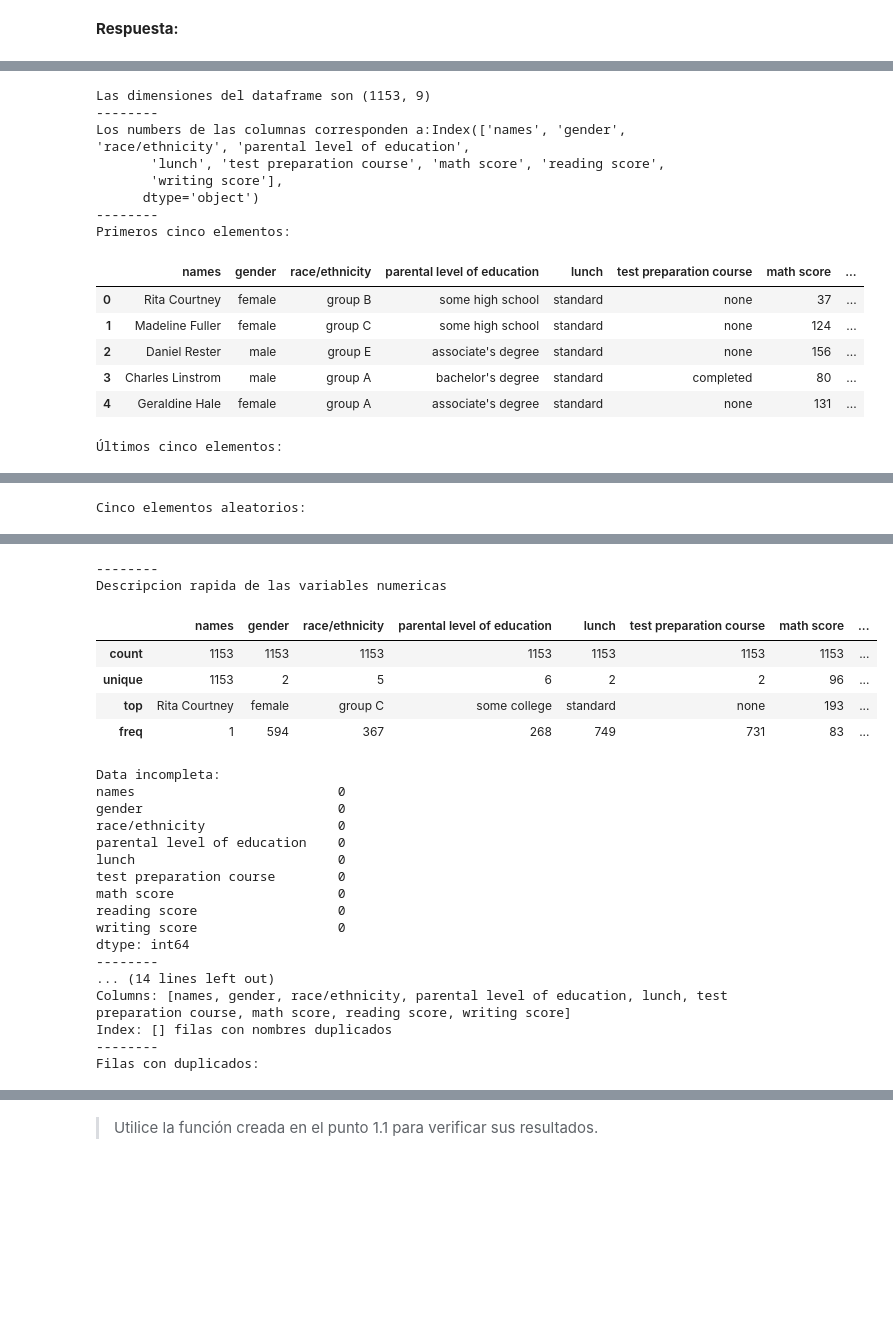
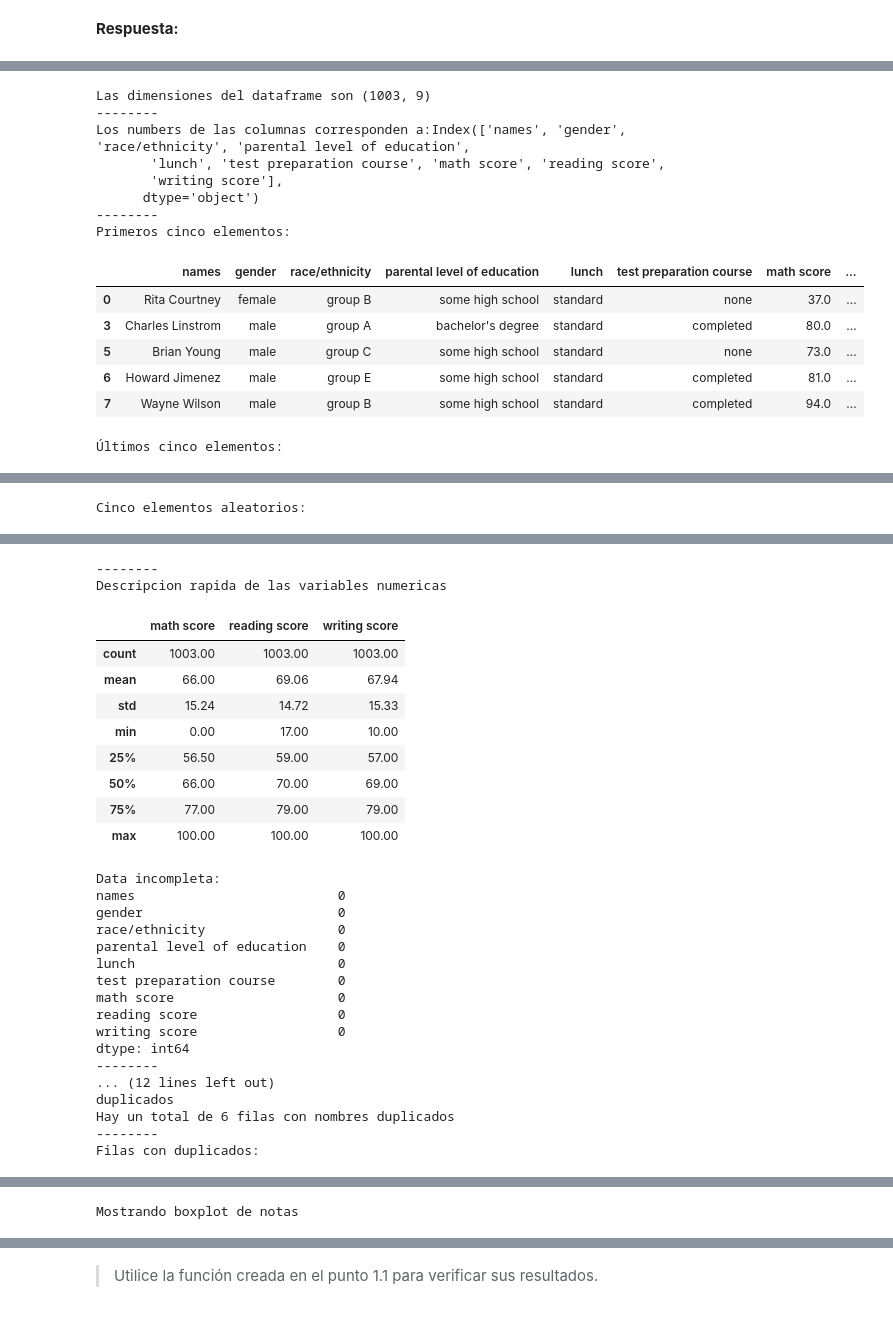
Before and after one commit to HexaPulsar/LabMDS, a Jupyter notebook: Lab_4/Laboratorio4_enunciado.ipynb, the cells around one changed output, grey strips where cells are left out. Drawn from its saved outputs; the diff is of its cells as text; code cells hidden in the pictures; blank space fills up the shorter version.

```diff
--- a/Lab_4/Laboratorio4_enunciado.ipynb
+++ b/Lab_4/Laboratorio4_enunciado.ipynb
@@ -126,7 +127,7 @@ types = {"names": str,
 }
 
 
-df_grades = pd.read_json('/content/students_grades.json', dtype = types)
+df_grades = pd.read_json('students_grades.json', dtype = types)
 # %% [markdown]
 
 <p align="center">
@@ -185,7 +186,7 @@ def exploratory_data_analysis(dataframe):
 
     #4
     print('Descripcion rapida de las variables numericas')
-    display(dataframe.describe())
+    display(dataframe.describe().round(2))
     #5
     print('Data incompleta:')
     print(pd.isna(dataframe).sum())
@@ -197,7 +198,7 @@ def exploratory_data_analysis(dataframe):
     print("-"*8)
 
     print("duplicados")
-    print(f'Hay un total de {dataframe[dataframe.duplicated(subset =["names"], keep = False)]} filas con nombres duplicados')
+    print(f'Hay un total de {dataframe[dataframe.duplicated(subset =["names"], keep = False)].shape[0]} filas con nombres duplicados')
     #8
     print("-"*8)
     duplicates = dataframe[dataframe.duplicated(keep=False)]
@@ -206,7 +207,7 @@ def exploratory_data_analysis(dataframe):
     #9
     df = dataframe[["writing score","math score","reading score"]].replace("",0).apply(pd.to_numeric) #arreglamos los problemas aca
     print("Mostrando boxplot de notas")
-    df.plot.box(column=["writing score","math score","reading score"],figsize=(10, 8))
+    df.plot.box(column=["writing score","math score","reading score"],figsize=(10, 8), title = "Boxplot de Scores")
     #10
 # %% [markdown]
 **Justificación:**
@@ -307,7 +308,8 @@ def clean_data(df):
     no_dup = df.drop_duplicates(subset=['names'])
     no_dup.dropna()
     #df[["writing score","math score","reading score"]] hay que editar estos
-    save=no_dup.query(f"'reading score' <100") #esta wea no funca
-    return save
+    #display(no_dup)
+    below_100 = df[(df['reading score'] <= 100)  & (df['writing score'] <= 100) & (df['math score'] <= 100)]
+    return below_100
 # %%
 clean_grades = clean_data(df_grades)
@@ -317,7 +341,7 @@ TypeError: ignored
 # %%
-exploratory_data_analysis(df_grades)
+exploratory_data_analysis(clean_grades)
 # %% [output]
-Las dimensiones del dataframe son (1153, 9)
+Las dimensiones del dataframe son (1003, 9)
 --------
 Los numbers de las columnas corresponden a:Index(['names', 'gender', 'race/ethnicity', 'parental level of education',
        'lunch', 'test preparation course', 'math score', 'reading score',
@@ -326,10 +350,10 @@ Los numbers de las columnas corresponden a:Index(['names', 'gender', 'race/ethni
 --------
 Primeros cinco elementos:
 |  | names | gender | race/ethnicity | parental level of education | lunch | test preparation course | math score | ... |
-| 0 | Rita Courtney | female | group B | some high school | standard | none | 37 | ... |
-| 1 | Madeline Fuller | female | group C | some high school | standard | none | 124 | ... |
-| 2 | Daniel Rester | male | group E | associate's degree | standard | none | 156 | ... |
-| 3 | Charles Linstrom | male | group A | bachelor's degree | standard | completed | 80 | ... |
-| 4 | Geraldine Hale | female | group A | associate's degree | standard | none | 131 | ... |
+| 0 | Rita Courtney | female | group B | some high school | standard | none | 37.0 | ... |
+| 3 | Charles Linstrom | male | group A | bachelor's degree | standard | completed | 80.0 | ... |
+| 5 | Brian Young | male | group C | some high school | standard | none | 73.0 | ... |
+| 6 | Howard Jimenez | male | group E | some high school | standard | completed | 81.0 | ... |
+| 7 | Wayne Wilson | male | group B | some high school | standard | completed | 94.0 | ... |
 Últimos cinco elementos:
 |  | names | gender | race/ethnicity | parental level of education | lunch | test preparation course | math score | ... |
@@ -348,10 +372,14 @@ Cinco elementos aleatorios:
 --------
 Descripcion rapida de las variables numericas
-|  | names | gender | race/ethnicity | parental level of education | lunch | test preparation course | math score | ... |
-| count | 1153 | 1153 | 1153 | 1153 | 1153 | 1153 | 1153 | ... |
-| unique | 1153 | 2 | 5 | 6 | 2 | 2 | 96 | ... |
-| top | Rita Courtney | female | group C | some college | standard | none | 193 | ... |
-| freq | 1 | 594 | 367 | 268 | 749 | 731 | 83 | ... |
+|  | math score | reading score | writing score |
+| count | 1003.00 | 1003.00 | 1003.00 |
+| mean | 66.00 | 69.06 | 67.94 |
+| std | 15.24 | 14.72 | 15.33 |
+| min | 0.00 | 17.00 | 10.00 |
+| 25% | 56.50 | 59.00 | 57.00 |
+| 50% | 66.00 | 70.00 | 69.00 |
+| 75% | 77.00 | 79.00 | 79.00 |
+| max | 100.00 | 100.00 | 100.00 |
 Data incompleta:
 names                          0
 gender                         0
@@ -364,9 +392,9 @@ reading score                  0
 writing score                  0
 dtype: int64
 --------
-... (14 lines left out)
-Columns: [names, gender, race/ethnicity, parental level of education, lunch, test preparation course, math score, reading score, writing score]
-Index: [] filas con nombres duplicados
+... (12 lines left out)
+duplicados
+Hay un total de 6 filas con nombres duplicados
 --------
 Filas con duplicados:
 |  | names | gender | race/ethnicity | parental level of education | lunch | test preparation course | math score | ... |
@@ -372,0 +407 @@ Filas con duplicados:
+Mostrando boxplot de notas
```
Also changed, not shown: parts of 13 cells of this notebook.
